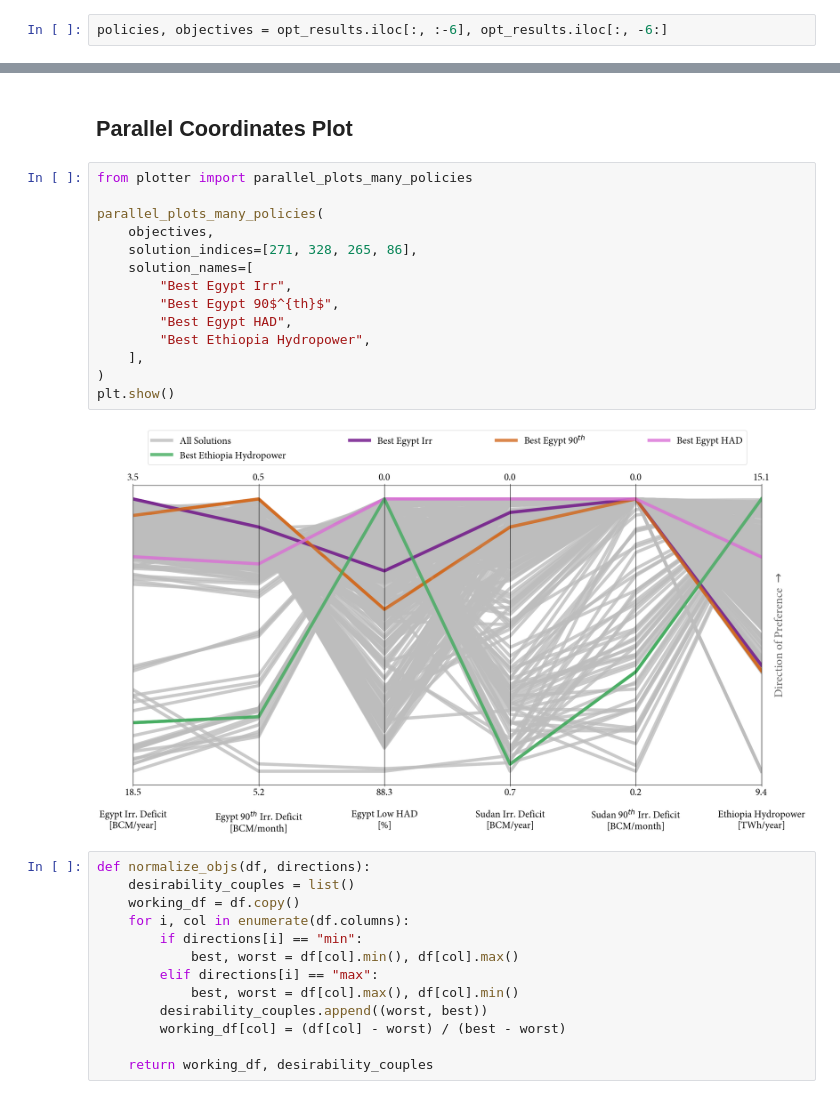
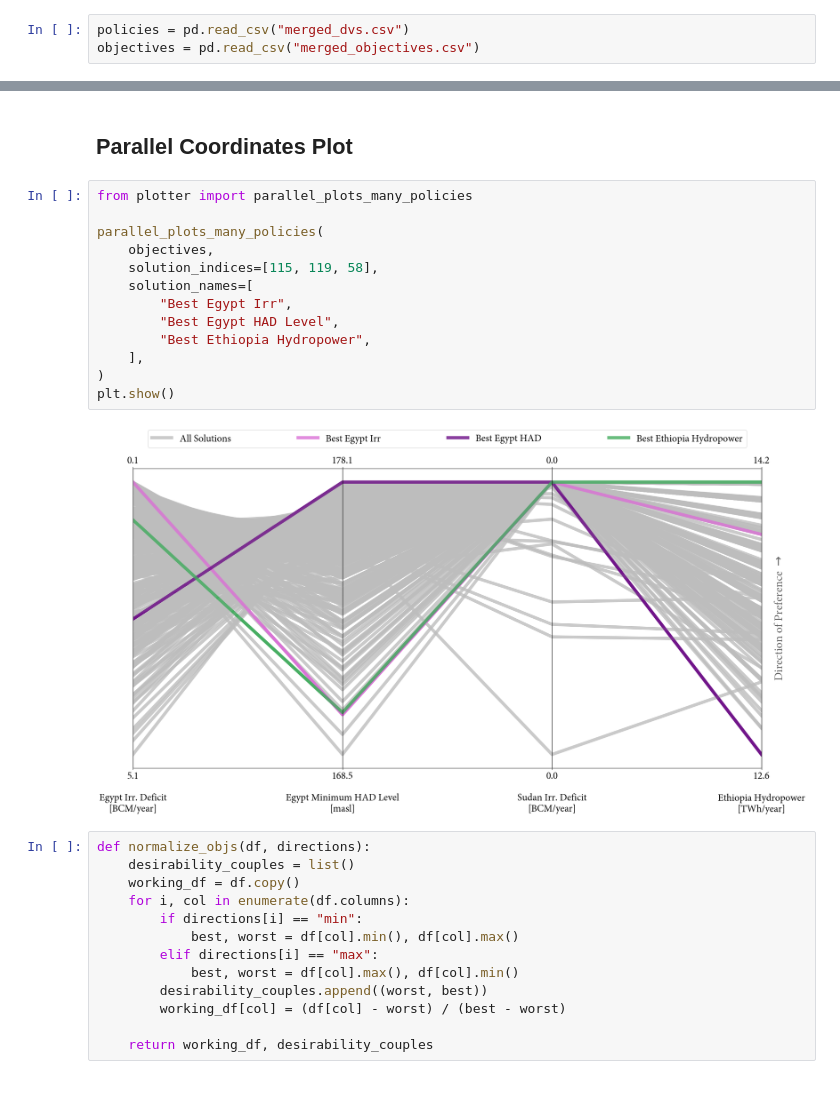
Before and after one commit to ysari97/eastern-nile-optimization, a Jupyter notebook: nile_EMODPS_framework/output_analysis/output_analysis.ipynb, the cells around one changed output, grey strips where cells are left out. Drawn from its saved outputs; the diff is of its cells as text.

```diff
--- a/nile_EMODPS_framework/output_analysis/output_analysis.ipynb
+++ b/nile_EMODPS_framework/output_analysis/output_analysis.ipynb
@@ -70,2 +45,3 @@ Let's split the policy and objective value dataframes:
 # %%
-policies, objectives = opt_results.iloc[:, :-6], opt_results.iloc[:, -6:]
+policies = pd.read_csv("merged_dvs.csv")
+objectives = pd.read_csv("merged_objectives.csv")
@@ -143,19 +111,18 @@ Before redoing the simulation with found policies, let's do some objectives visu
 # %%
 from plotter import parallel_plots_many_policies
 
 parallel_plots_many_policies(
     objectives,
-    solution_indices=[271, 328, 265, 86],
+    solution_indices=[115, 119, 58],
     solution_names=[
         "Best Egypt Irr",
-        "Best Egypt 90$^{th}$",
-        "Best Egypt HAD",
+        "Best Egypt HAD Level",
         "Best Ethiopia Hydropower",
     ],
 )
 plt.show()
 # %% [output]
-[figure, old version]
+[figure, new version]
 # %%
 def normalize_objs(df, directions):
     desirability_couples = list()
```
Also changed, not shown: parts of 22 cells of this notebook, 46 other files.
